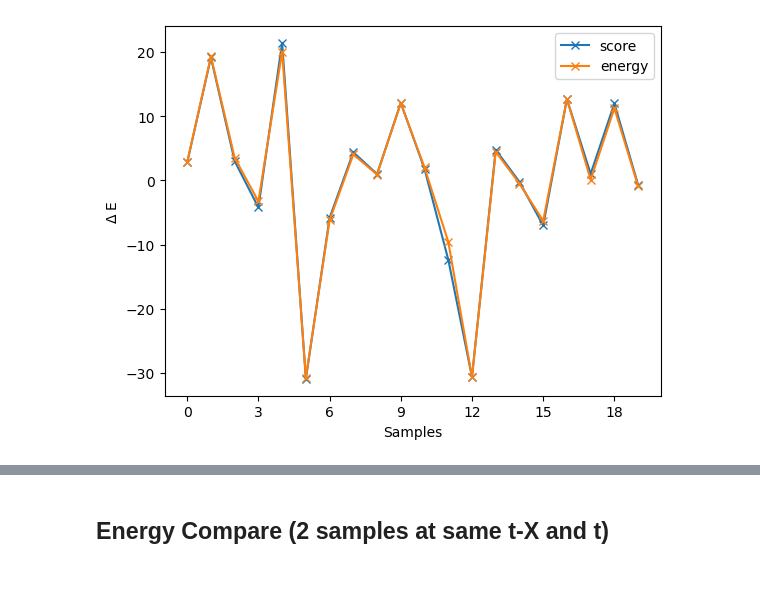
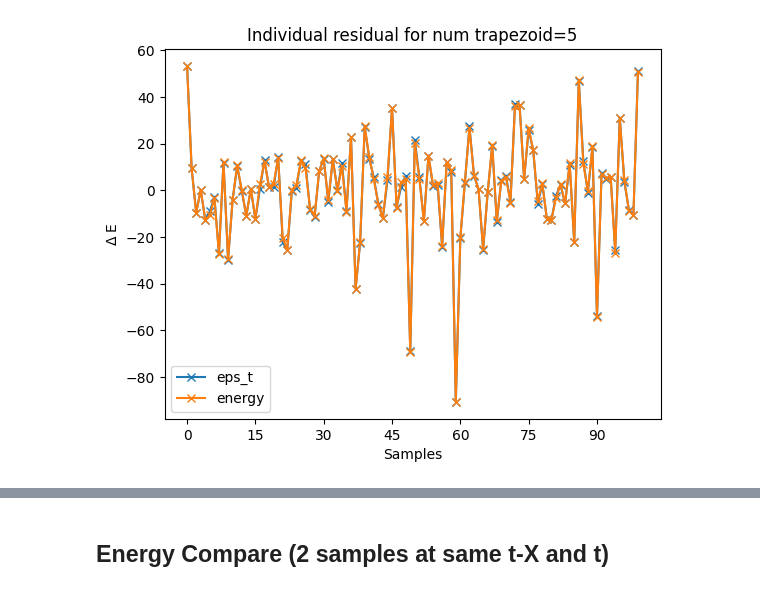
Before and after one commit to jackonelli/mcmc_corr_score_diffusion, a Jupyter notebook: nbs/energy.ipynb, the cells around one changed output, grey strips where cells are left out. Saved outputs shown, nothing was run; the diff lists cells and outputs as text; code cells hidden in the pictures.

Commit message:
Energy vis in nb

```diff
--- a/nbs/energy.ipynb
+++ b/nbs/energy.ipynb
@@ -91,6 +103,6 @@ Found cached dataset mnist (/home/anders.sjoberg/.cache/huggingface/datasets/mni
 # %%
 data_iter = iter(dataloader_train)
-N = 20
+N = 100
 ts_save = []
 eds, ede, energy = {}, {}, {}
 for i in tqdm(range(N)):
@@ -128,12 +179,13 @@ Percentage of positive energi difference:  0.6
 # %%
 ax = plt.figure().gca()
-plt.plot([v[-1] for v in eds.values()], 'x-', label='score')
+tz_ind = 0
+plt.plot([v[tz_ind] for v in eds.values()], 'x-', label='eps_t')
+# plt.plot([v[tz_ind] for v in ede.values()], 'x-', label='E_t')
 plt.plot([v for v in energy.values()], 'x-', label='energy')
-# plt.plot([v[-1] for v in ede.values()], label='energy')
 plt.ylabel(r'$\Delta$ E')
 plt.xlabel('Samples')
 ax.xaxis.set_major_locator(MaxNLocator(integer=True))
 plt.legend()
-plt.show()
+ax.set_title(f"Individual residual for num trapezoid={ns[tz_ind]}");
 # %% [output]
-[figure, old version]
+[figure, new version]
```
Also changed, not shown: parts of 20 cells of this notebook, 2 other files.
